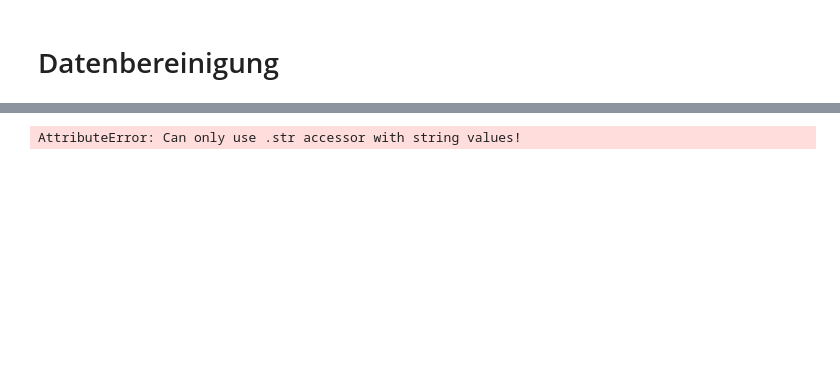
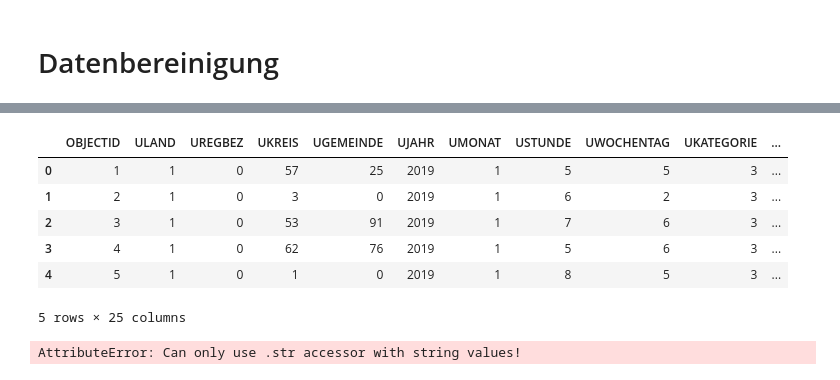
Before and after one commit to NicSch1992/TechLabsHH, a Jupyter notebook: Unfalldaten-Jana.ipynb, the cells around one changed output, grey strips where cells are left out. Cells and saved outputs as stored; diff of their text form; code cells hidden in the pictures; blank space fills up the shorter version.

```diff
--- a/Unfalldaten-Jana.ipynb
+++ b/Unfalldaten-Jana.ipynb
@@ -54,5 +53,17 @@ df_2019.describe()
 # %%
 df_2019.rename(columns={'IstSonstige': 'IstSonstig'}, inplace=True)
+# %%
+df_2019['Jahr']=2019
+# %%
+df_2019.head()
+# %% [output]
+|  | OBJECTID | ULAND | UREGBEZ | UKREIS | UGEMEINDE | UJAHR | UMONAT | USTUNDE | UWOCHENTAG | UKATEGORIE | ... |
+| 0 | 1 | 1 | 0 | 57 | 25 | 2019 | 1 | 5 | 5 | 3 | ... |
+| 1 | 2 | 1 | 0 | 3 | 0 | 2019 | 1 | 6 | 2 | 3 | ... |
+| 2 | 3 | 1 | 0 | 53 | 91 | 2019 | 1 | 7 | 6 | 3 | ... |
+| 3 | 4 | 1 | 0 | 62 | 76 | 2019 | 1 | 5 | 6 | 3 | ... |
+| 4 | 5 | 1 | 0 | 1 | 0 | 2019 | 1 | 8 | 5 | 3 | ... |
+5 rows × 25 columns
 # %%
 #Versuch Kommas und Punkte zu tauschen -> funktioniert nicht bei Objects, deshalb direkt richtig einlesen mit decimal=,
 df_2019.apply(lambda x: x.str.replace(',','.'))
```
Also changed, not shown: parts of 17 cells of this notebook.
